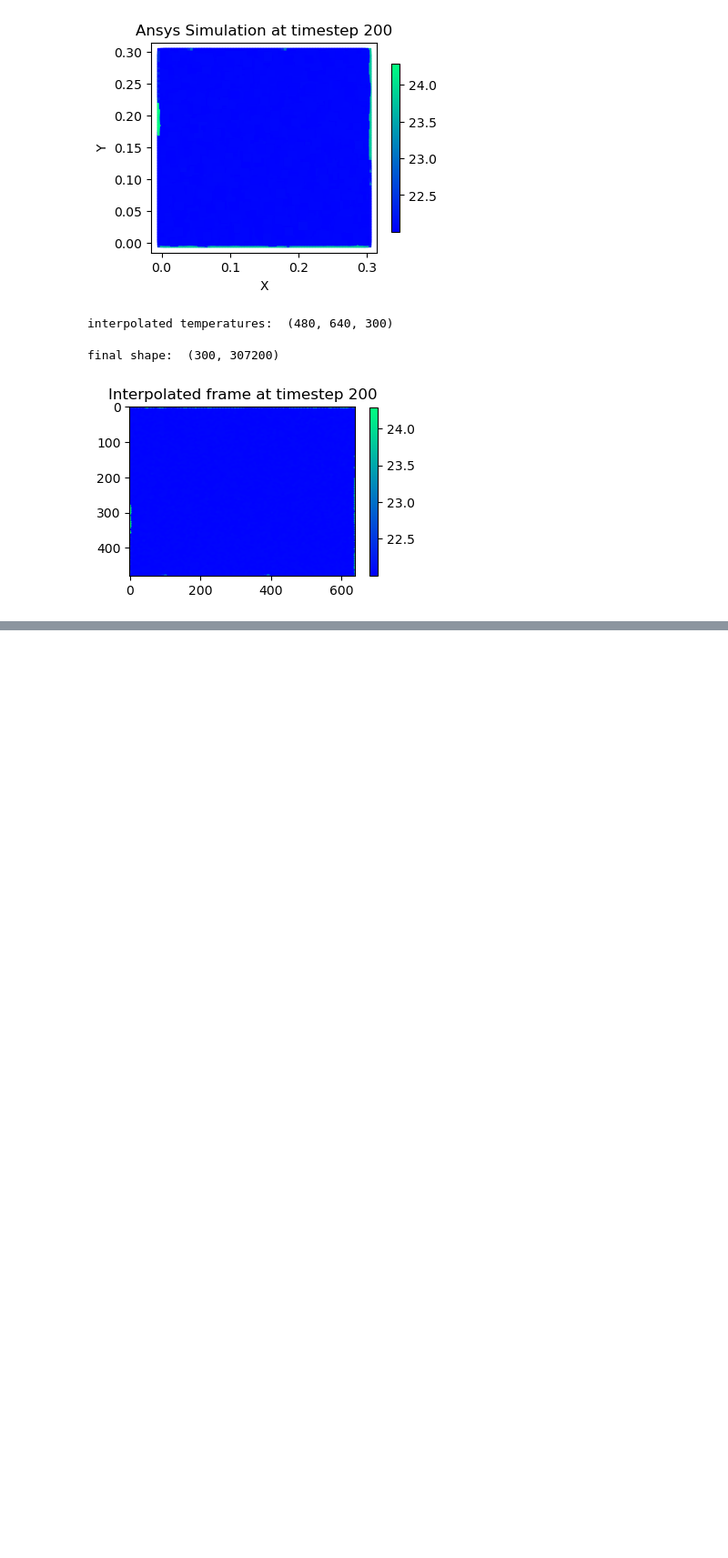
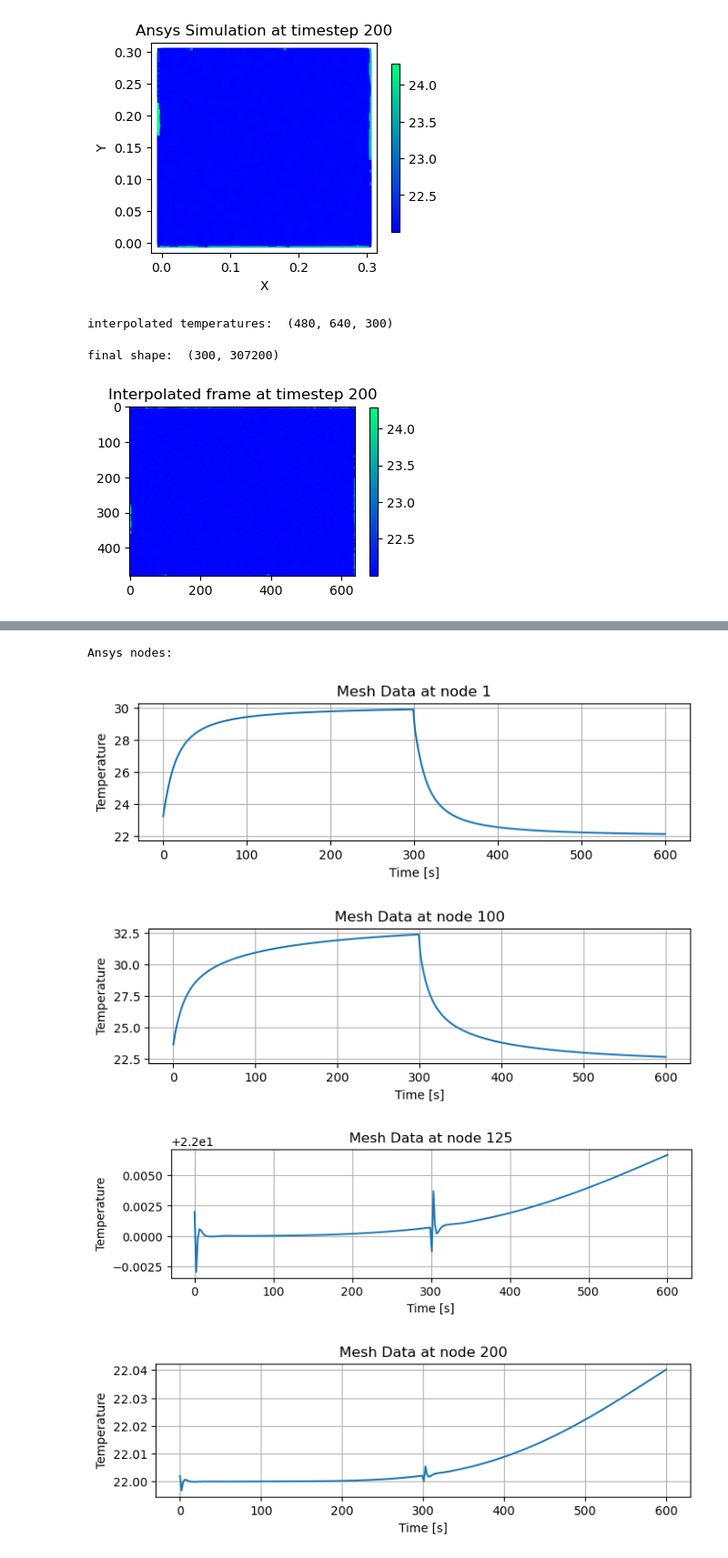
Before and after one commit to lvburik/TeamInternship, a Jupyter notebook: mesh_interpolation.ipynb, the cells around one changed output, grey strips where cells are left out. Shown at 91% size. Saved outputs shown, nothing was run; the diff lists cells and outputs as text; code cells hidden in the pictures; blank space fills up the shorter version.

```diff
--- a/mesh_interpolation.ipynb
+++ b/mesh_interpolation.ipynb
@@ -247,0 +242,23 @@ plt.show()
+# %%
+def plot_node_temp(node_id, temperatures):
+    node_temp = temperatures[node_id]
+    plt.figure(figsize=(8,2))
+    plt.plot(t, node_temp)
+    plt.xlabel('Time [s]')
+    plt.ylabel('Temperature')
+    plt.grid('on')
+    plt.title(f"Mesh Data at node {node_id}")
+    plt.show()
+
+# plot various node temperatures over time
+nodes = [1, 100, 125, 200, 2000, 5000]
+t = np.linspace(0, 600, 300)
+print("Ansys nodes: ")
+for node in nodes:
+    plot_node_temp(node, temperatures=temperatures_ansys)
+# %% [output]
+Ansys nodes:
+[figure, added]
+[figure, added]
+[figure, added]
+[figure, added]
```
Also changed, not shown: parts of 7 cells of this notebook.
